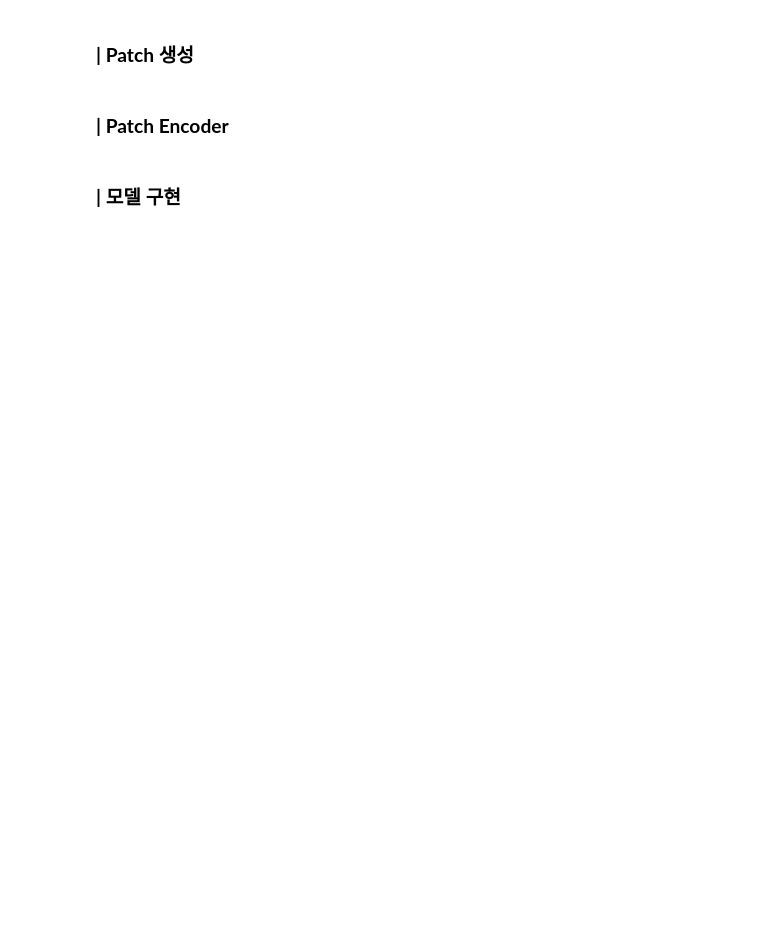
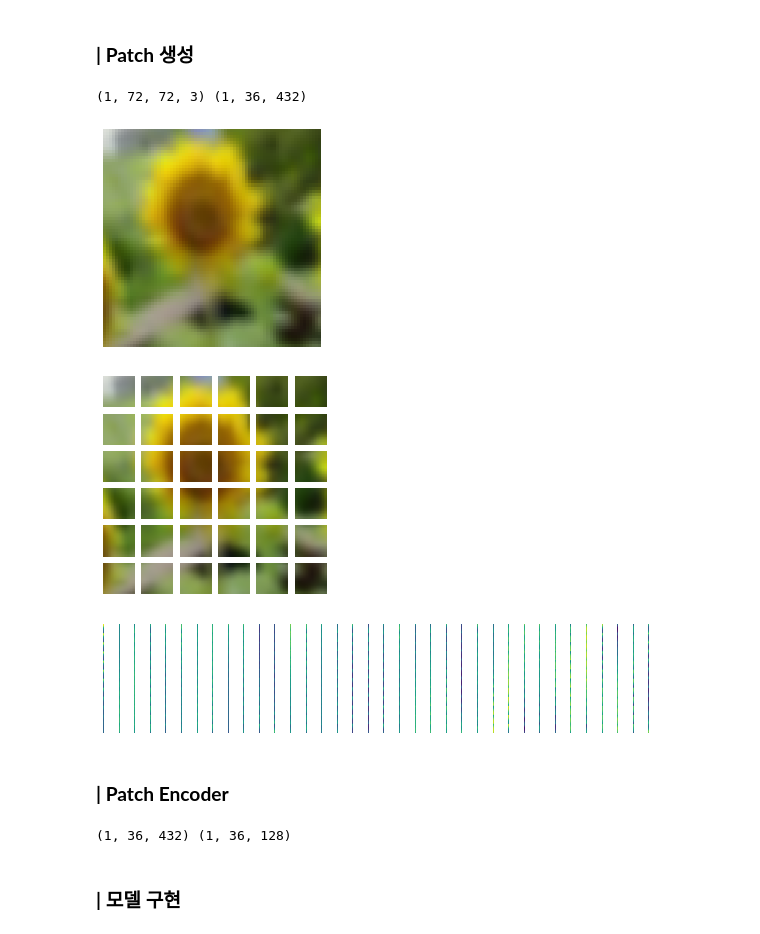
Before and after one commit to TAEWOOYOON/SkillTreePython-DeepLearning, a Jupyter notebook: 04.Paper-with-code/ch04_08_Transformer.ipynb, the cells around one changed output. Saved outputs shown, nothing was run; the diff lists cells and outputs as text; code cells hidden in the pictures; blank space fills up the shorter version.

```diff
--- a/04.Paper-with-code/ch04_08_Transformer.ipynb
+++ b/04.Paper-with-code/ch04_08_Transformer.ipynb
@@ -552,7 +598,63 @@ SyntaxError: ignored
 # %% [markdown]
 ### **| Patch 생성**
+# %%
+class MakePatchLayer(layers.Layer):
+  def __init__(self, patch_size):
+    super(MakePatchLayer, self).__init__()
+    self.patch_size = patch_size
+
+  def call(self, imgs): # (batch, h, w, ch)
+
+    x_patches = tf.image.extract_patches( images = imgs,
+                                          sizes = [1, self.patch_size, self.patch_size, 1],
+                                          strides = [1, self.patch_size, self.patch_size, 1],
+                                          rates = [1, 1, 1, 1],
+                                          padding = 'VALID')
+    # patch output's shape = (batch_size, h patch 개수, w patch 개수, patch_dimension( patchsize^2*3 ) ) -> need reshape
+    batch_size = tf.shape(x_patches)[0]
+    d_patches = tf.shape(x_patches)[-1]
+
+    x_patches = tf.reshape(x_patches, [batch_size, -1 , d_patches] ) # reshape(x,-1,x) 이런식으로 하면 알아서 가운데 사이즈들의 곱으로 반환
+    # (batch_size, patch 개수, patch 차원)
+    return x_patches
+# %%
+x_aug = tf.reshape(x_aug, [1,72,72,3])
+x_patches = MakePatchLayer(12)(x_aug)
+print(x_aug.shape, x_patches.shape)
+display_img_patches(x_aug[0].numpy().astype('uint8'), x_patches[0])
+# %% [output]
+(1, 72, 72, 3) (1, 36, 432)
+[figure, added]
+[figure, added]
+[figure, added]
 # %% [markdown]
 ### **| Patch Encoder**
+# %%
+
+class PatchPositionEncoder(layers.Layer):
+  def __init__(self, project_dim, num_patches):
+    super(PatchPositionEncoder, self).__init__()
+    self.project_dim = project_dim
+    self.num_patches = num_patches
+    self.dense = layers.Dense(project_dim)
+    self.embedding = layers.Embedding(num_patches, project_dim)
+
+  def call(self, patches) : # (batch, h, w, ch)project_dim = 128
+    # patch linear projection
+    projected = self.dense(patches)
+
+    # position embedding
+    positions = tf.range(0,self.num_patches, 1)
+    embed = self.embedding(positions)
+
+    # position+patch encoding
+    encoded = projected + embed
+    return encoded
+
+encoded = PatchPositionEncoder(128,36)(x_patches)
+print(x_patches.shape, encoded.shape)
+# %% [output]
+(1, 36, 432) (1, 36, 128)
 # %% [markdown]
 
 ### **| 모델 구현**
```
Also changed, not shown: parts of 12 cells of this notebook.
